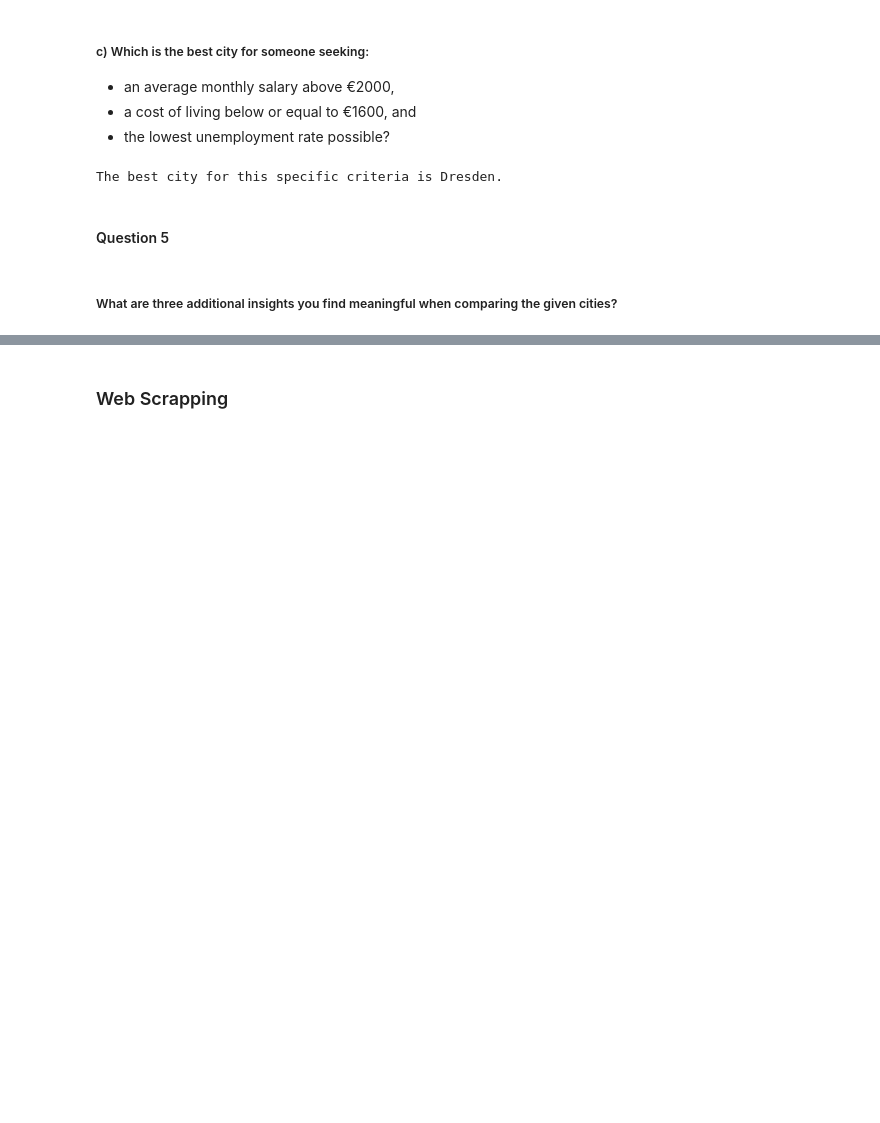
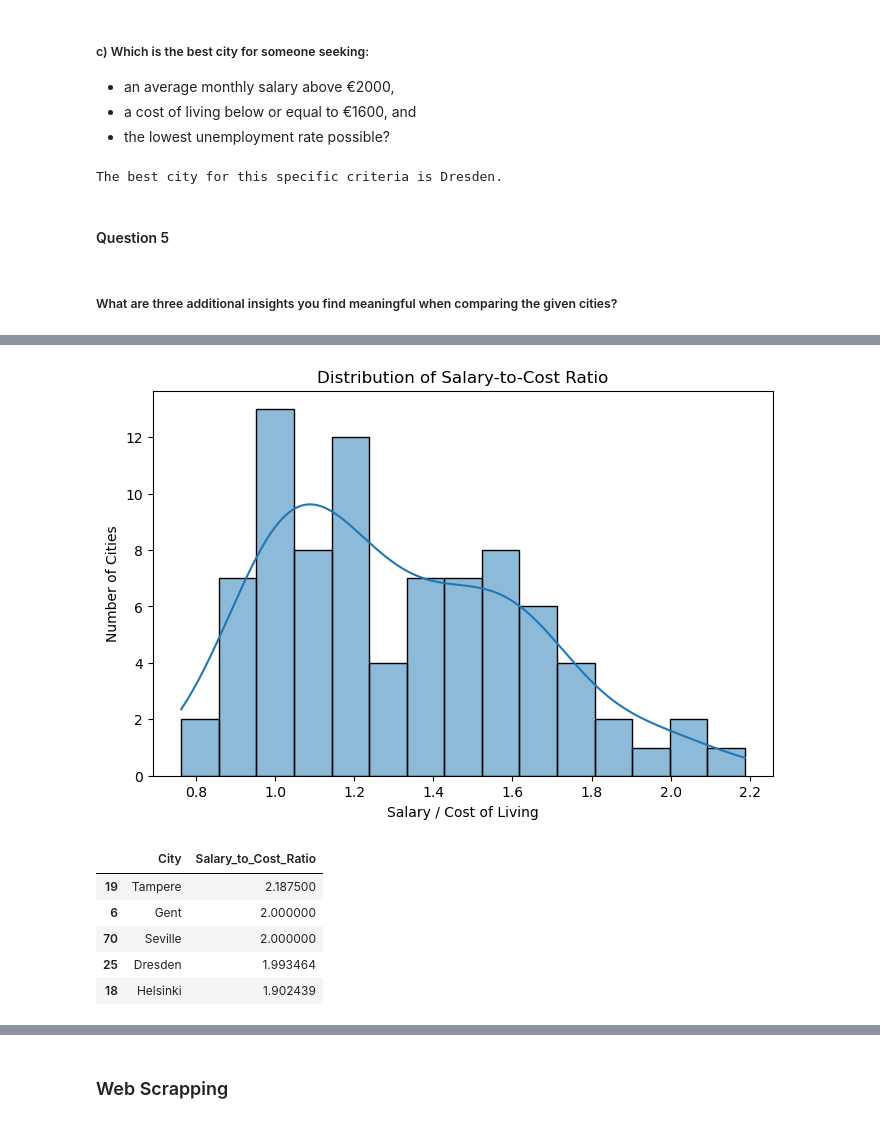
Before and after one commit to UniProjects171/Programming-for-Data-Science, a Jupyter notebook: Project_PDS.ipynb, the cells around one changed output, grey strips where cells are left out. Cells and saved outputs as stored; diff of their text form; code cells hidden in the pictures; blank space fills up the shorter version.

```diff
--- a/Project_PDS.ipynb
+++ b/Project_PDS.ipynb
@@ -521,0 +526,25 @@ The best city for this specific criteria is Dresden.
+# %%
+
+#insight 2
+
+
+data["Salary_to_Cost_Ratio"] = data["Average Monthly Salary"] / data["Average Cost of Living"]
+
+
+plt.figure(figsize=(8,5))
+sns.histplot(data["Salary_to_Cost_Ratio"], kde=True, bins=15)
+plt.title("Distribution of Salary-to-Cost Ratio")
+plt.xlabel("Salary / Cost of Living")
+plt.ylabel("Number of Cities")
+plt.show()
+
+
+data[["City", "Salary_to_Cost_Ratio"]].sort_values(by="Salary_to_Cost_Ratio", ascending=False).head()
+# %% [output]
+[figure, added]
+|  | City | Salary_to_Cost_Ratio |
+| 19 | Tampere | 2.187500 |
+| 6 | Gent | 2.000000 |
+| 70 | Seville | 2.000000 |
+| 25 | Dresden | 1.993464 |
+| 18 | Helsinki | 1.902439 |
```
Also changed, not shown: parts of 22 cells of this notebook.
